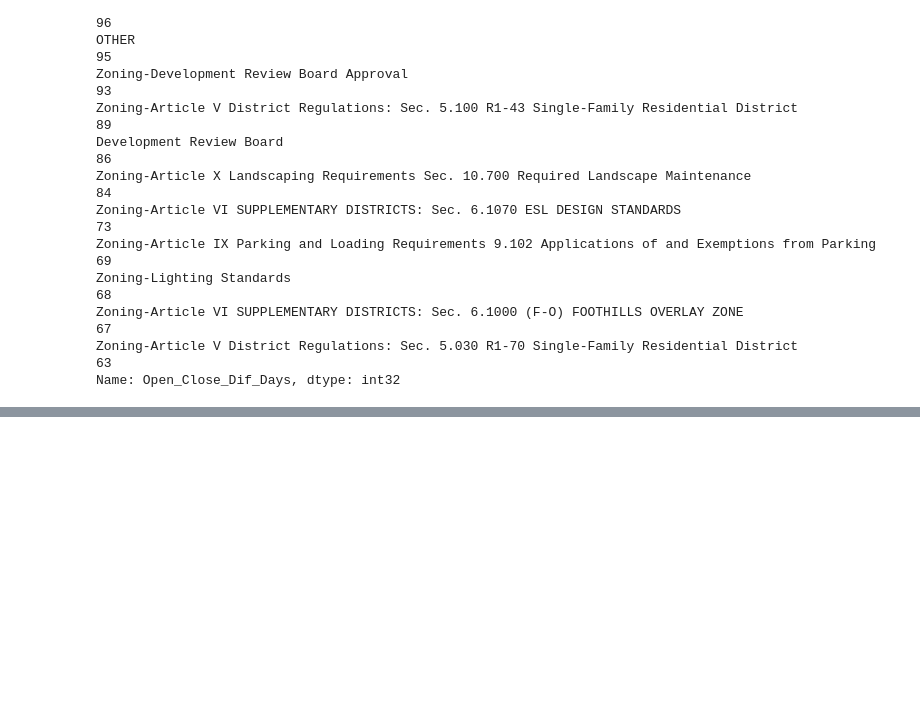
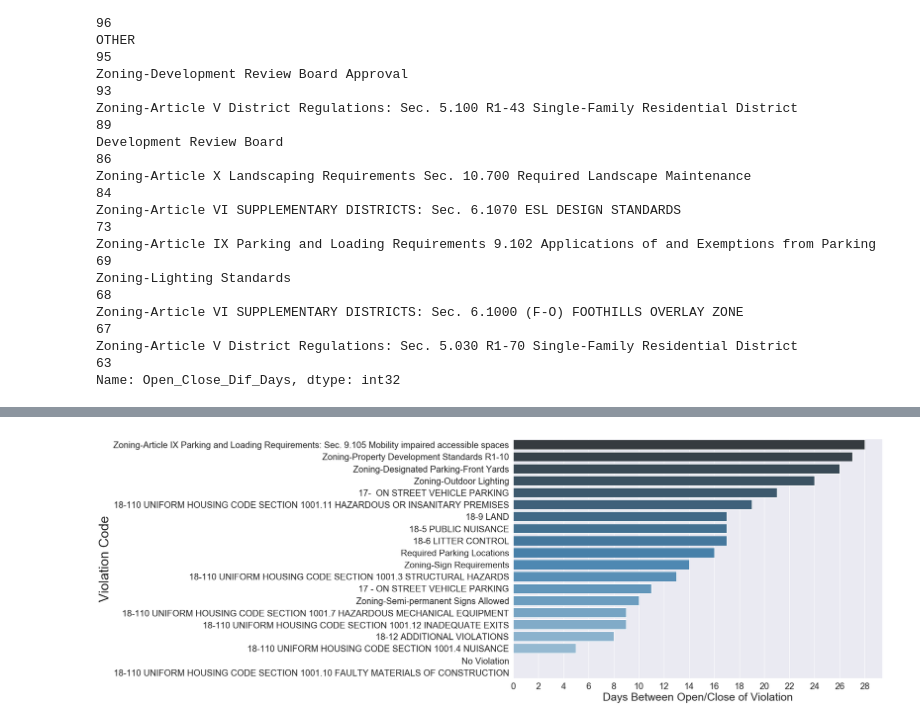
Before and after one commit to mrkjhsn/Planning-and-Development-Code-Violations-Scottsdale, a Jupyter notebook: Code_Violations_EDA.ipynb, the cells around one changed output, grey strips where cells are left out. Drawn from its saved outputs; the diff is of its cells as text; code cells hidden in the pictures; blank space fills up the shorter version.

```diff
--- a/Code_Violations_EDA.ipynb
+++ b/Code_Violations_EDA.ipynb
@@ -156,0 +181,10 @@ ax.xaxis.set_major_locator(ticker.MultipleLocator(10))
+# %%
+sns.set(rc={'figure.figsize':(15,10)})
+
+ax = sns.barplot(open_close_dif.tail(20).values, open_close_dif.tail(20).index, palette="Blues_d")
+plt.ylabel('Violation Code',fontsize=30)
+plt.xlabel('Days Between Open/Close of Violation',fontsize=25)
+plt.tick_params(labelsize=20)
+ax.xaxis.set_major_locator(ticker.MultipleLocator(2))
+# %% [output]
+[figure, added]
```
Also changed, not shown: parts of 18 cells of this notebook.
